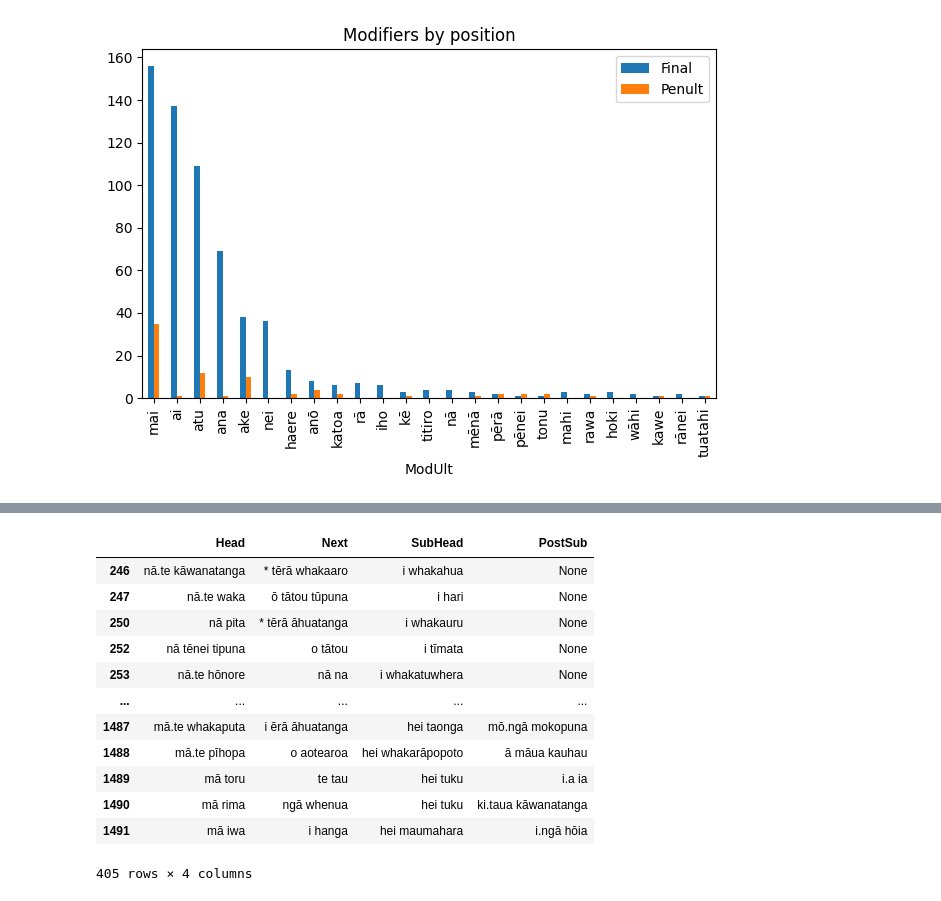
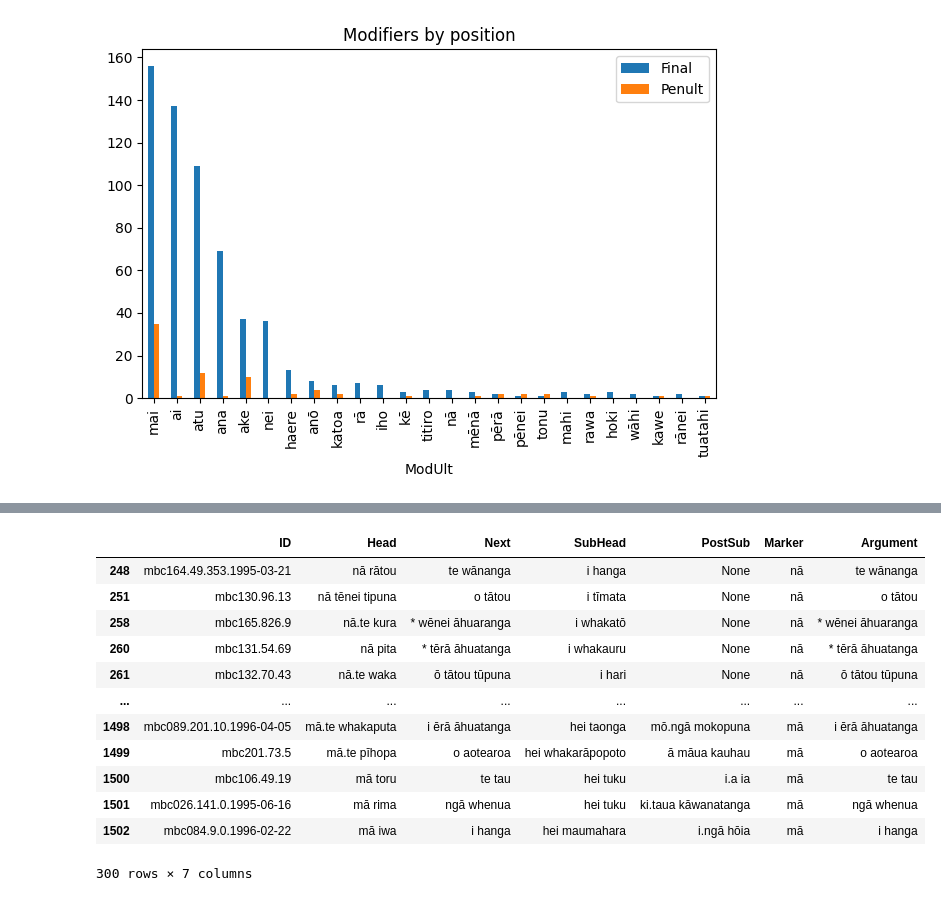
Before and after one commit to connor-taylorbrown/trm-parser, a Jupyter notebook: constructions.ipynb, the cells around one changed output, grey strips where cells are left out. Drawn from its saved outputs; the diff is of its cells as text; code cells hidden in the pictures.

```diff
--- a/constructions.ipynb
+++ b/constructions.ipynb
@@ -893,19 +893,22 @@ full
 |  | 2 | ki a koutou |
 431148 rows × 1 columns
 # %%
-id = pd.DataFrame(actor_emphatic['SubLocation'], index=actor_emphatic.index).reset_index()
+def get_full(df, col):
+    id = pd.DataFrame(df[col], index=df.index).reset_index()
 
-# Update multi-index to join on subordinate location
-id['Number'] = id['Number'] + id['SubLocation']
-id = id.set_index(['ID', 'Number'])
-id = id.join(full).reset_index()
+    # Update multi-index to join on subordinate location
+    id['Number'] = id['Number'] + id[col]
+    id = id.set_index(['ID', 'Number'])
+    id = id.join(full).reset_index()
 
-# Update multi-index to join on head location
-id['Number'] = id['Number'] - id['SubLocation']
-id = id.set_index(['ID', 'Number'])
+    # Update multi-index to join on head location
+    id['Number'] = id['Number'] - id[col]
+    id = id.set_index(['ID', 'Number'])
 
-actor_emphatic['Full'] = id['Phrase']
+    return id['Phrase']
 
+
+actor_emphatic['Full'] = get_full(actor_emphatic, 'SubLocation')
 actor_emphatic
 # %% [output]
 |  |  | Sequence | Length | Head | Marker | Content | Next | NextMarker | Label | Subordinate | ... |
@@ -978,7 +981,6 @@ locatives = {'runga', 'raro', 'roto', 'waho', 'reira', 'waenga', 'waenganui', 'm
 
 filtered = pd.DataFrame(actor_emphatic[
     actor_emphatic['ModUlt'].apply(lambda x: x not in {'ai', 'ana', 'nei', 'nā', 'rā'}) &
-    actor_emphatic['Next'].apply(lambda x: read_base(x) not in locatives) &
     actor_emphatic['Head'].apply(read_base) &
     actor_emphatic['Head'].apply(lambda x: read_base(x) not in locatives.union({'mea'}))
 ]).reset_index()
@@ -1001,5 +1003,8 @@ filtered
 # %%
 filtered[['SubHead', 'PostSub']] = pd.DataFrame(filtered.apply(lambda x: x['Sequence'][x['SubLocation']:x['SubLocation'] + 2], axis=1).tolist(), index=filtered.index)
+filtered = filtered[
+    filtered['SubHead'].apply(lambda x: read_base(x) not in locatives)
+]
 
 filtered
 # %% [output]
@@ -1019,5 +1024,6 @@ filtered
 # %%
-collated = pd.DataFrame(filtered[['Head', 'Next', 'SubHead', 'PostSub']])
+collated = pd.DataFrame(filtered[['ID', 'Head', 'Next', 'SubHead', 'PostSub']])
+collated['Marker'] = collated['Head'].apply(read_marker).str.split('.').str[0]
 
 collated
 # %% [output]
@@ -1055,19 +1073,23 @@ has_postsub
 # %%
-has_topic = collated[collated['Next'] != collated['SubHead']]
+has_topic = pd.DataFrame(collated[
+    (collated['Next'] != collated['SubHead']) &
+    collated['Next'].apply(lambda x: len(read_marker(x).split('.')) == 1)
+])
+has_topic['Argument'] = has_topic['Next']
 
 has_topic
 # %% [output]
-|  | Head | Next | SubHead | PostSub |
-| 246 | nā.te kāwanatanga | * tērā whakaaro | i whakahua | None |
-| 247 | nā.te waka | ō tātou tūpuna | i hari | None |
-| 250 | nā pita | * tērā āhuatanga | i whakauru | None |
-| 252 | nā tēnei tipuna | o tātou | i tīmata | None |
-| 253 | nā.te hōnore | nā na | i whakatuwhera | None |
-| ... | ... | ... | ... | ... |
-| 1487 | mā.te whakaputa | i ērā āhuatanga | hei taonga | mō.ngā mokopuna |
-| 1488 | mā.te pīhopa | o aotearoa | hei whakarāpopoto | ā māua kauhau |
-| 1489 | mā toru | te tau | hei tuku | i.a ia |
-| 1490 | mā rima | ngā whenua | hei tuku | ki.taua kāwanatanga |
-| 1491 | mā iwa | i hanga | hei maumahara | i.ngā hōia |
+|  | ID | Head | Next | SubHead | PostSub | Marker | Argument |
+| 248 | mbc164.49.353.1995-03-21 | nā rātou | te wānanga | i hanga | None | nā | te wānanga |
+| 251 | mbc130.96.13 | nā tēnei tipuna | o tātou | i tīmata | None | nā | o tātou |
+| 258 | mbc165.826.9 | nā.te kura | * wēnei āhuaranga | i whakatō | None | nā | * wēnei āhuaranga |
+| 260 | mbc131.54.69 | nā pita | * tērā āhuatanga | i whakauru | None | nā | * tērā āhuatanga |
+| 261 | mbc132.70.43 | nā.te waka | ō tātou tūpuna | i hari | None | nā | ō tātou tūpuna |
+| ... | ... | ... | ... | ... | ... | ... | ... |
+| 1498 | mbc089.201.10.1996-04-05 | mā.te whakaputa | i ērā āhuatanga | hei taonga | mō.ngā mokopuna | mā | i ērā āhuatanga |
+| 1499 | mbc201.73.5 | mā.te pīhopa | o aotearoa | hei whakarāpopoto | ā māua kauhau | mā | o aotearoa |
+| 1500 | mbc106.49.19 | mā toru | te tau | hei tuku | i.a ia | mā | te tau |
+| 1501 | mbc026.141.0.1995-06-16 | mā rima | ngā whenua | hei tuku | ki.taua kāwanatanga | mā | ngā whenua |
+| 1502 | mbc084.9.0.1996-02-22 | mā iwa | i hanga | hei maumahara | i.ngā hōia | mā | i hanga |
-405 rows × 4 columns
+300 rows × 7 columns
 # %%
```
Also changed, not shown: parts of 43 cells of this notebook, 4 other files.
